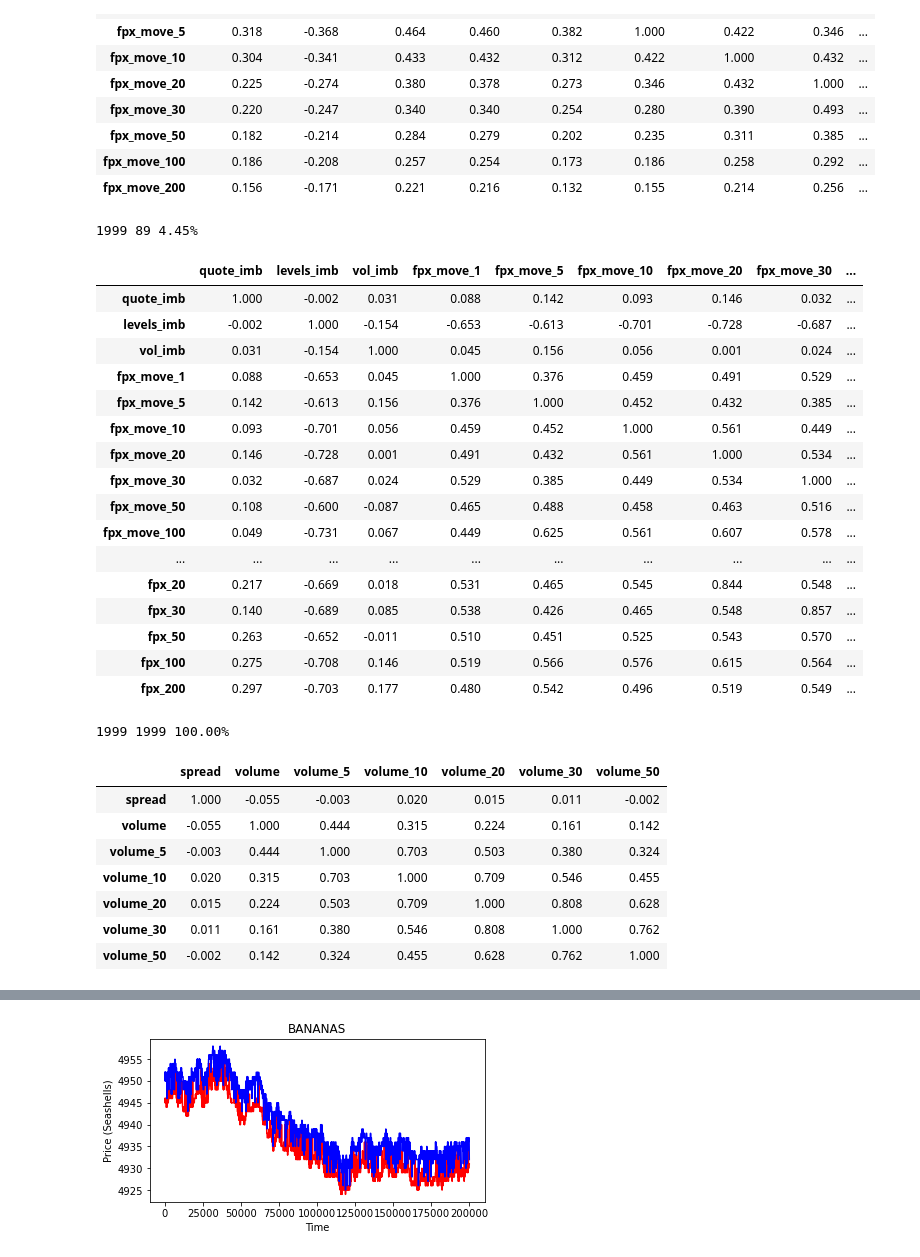
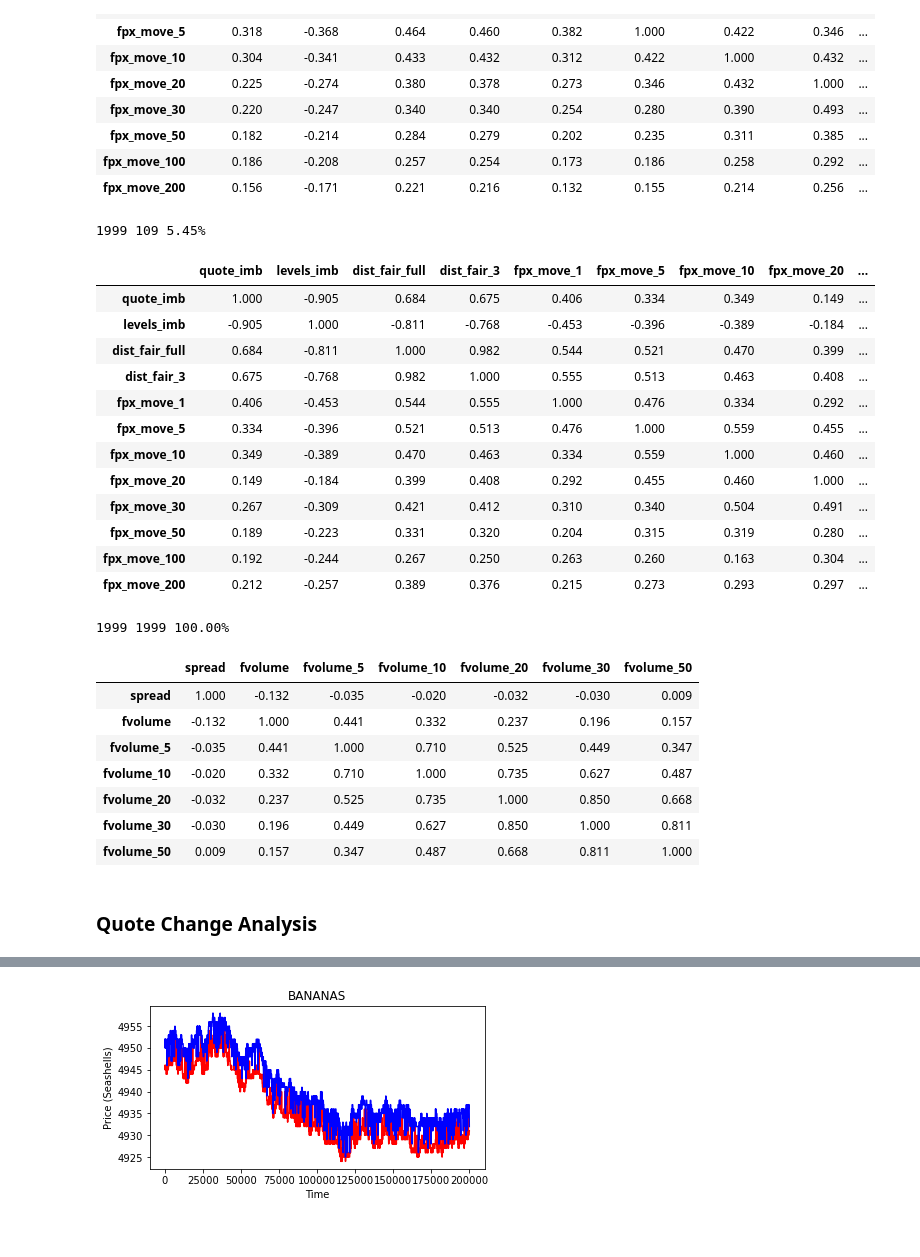
Before and after one commit to XiuLuoShen/imc_prosperity, a Jupyter notebook: ResultsAnalysis.ipynb, the cells around one changed output, grey strips where cells are left out. Cells and saved outputs as stored; diff of their text form; code cells hidden in the pictures.

```diff
--- a/ResultsAnalysis.ipynb
+++ b/ResultsAnalysis.ipynb
@@ -414,8 +426,10 @@ def high_level_summary(sym, quote):
 mid_labels = []
 bid_labels = []
 ask_labels = []
+px_delta_cols = []
 
 for t in [1, 5, 10, 20, 30, 50, 100, 200]:
+    px_delta_cols.append(f'fpx_{t}')
     mid_labels.append(f'fpx_move_{t}')
     bid_labels.append(f'fpx_bid_move_{t}')
     ask_labels.append(f'fpx_ask_move_{t}')
@@ -439,9 +471,3 @@ Index(['timestamp', 'symbol', 'bid_levels', 'bid', 'bid_sz', 'bid_2',
-# %%
-quote['dist_fair_full'] = quote['quote_wgt_px_full']-quote['mid_price']
-quote['dist_fair_3'] = quote['quote_wgt_px_3']-quote['mid_price']
-
-quote['dist_fair_bid'] = quote['quote_wgt_px_full']-quote['bid']
-quote['dist_fair_ask'] = quote['quote_wgt_px_full']-quote['ask']
 # %%
 high_level_summary(sym, quote)
 # %% [output]
@@ -528,43 +534,39 @@ corr.style.background_gradient(cmap='coolwarm').format(precision=3)
 # %%
 sub_data = quote.loc[np.abs(quote.volume) > 2].copy()
 print("{} {} {:.2f}%".format(len(quote), len(sub_data), 100*len(sub_data)/len(quote)))
-corr = sub_data[['quote_imb', 'levels_imb', 'vol_imb', 'fpx_move_1', 'fpx_move_5',
-       'fpx_move_10', 'fpx_move_20', 'fpx_move_30', 'fpx_move_50',
-       'fpx_move_100', 'fpx_move_200', 'fpx_1', 'fpx_5', 'fpx_10', 'fpx_20',
-       'fpx_30', 'fpx_50', 'fpx_100', 'fpx_200']].corr()
+corr = sub_data[['quote_imb', 'levels_imb', 'dist_fair_full', 'dist_fair_3'] + mid_labels].corr()
 corr.style.background_gradient(cmap='coolwarm').format(precision=3)
 # %% [output]
-1999 89 4.45%
+1999 109 5.45%
-|  | quote_imb | levels_imb | vol_imb | fpx_move_1 | fpx_move_5 | fpx_move_10 | fpx_move_20 | fpx_move_30 | ... |
-| quote_imb | 1.000 | -0.002 | 0.031 | 0.088 | 0.142 | 0.093 | 0.146 | 0.032 | ... |
-| levels_imb | -0.002 | 1.000 | -0.154 | -0.653 | -0.613 | -0.701 | -0.728 | -0.687 | ... |
-| vol_imb | 0.031 | -0.154 | 1.000 | 0.045 | 0.156 | 0.056 | 0.001 | 0.024 | ... |
-| fpx_move_1 | 0.088 | -0.653 | 0.045 | 1.000 | 0.376 | 0.459 | 0.491 | 0.529 | ... |
-| fpx_move_5 | 0.142 | -0.613 | 0.156 | 0.376 | 1.000 | 0.452 | 0.432 | 0.385 | ... |
-| fpx_move_10 | 0.093 | -0.701 | 0.056 | 0.459 | 0.452 | 1.000 | 0.561 | 0.449 | ... |
-| fpx_move_20 | 0.146 | -0.728 | 0.001 | 0.491 | 0.432 | 0.561 | 1.000 | 0.534 | ... |
-| fpx_move_30 | 0.032 | -0.687 | 0.024 | 0.529 | 0.385 | 0.449 | 0.534 | 1.000 | ... |
-| fpx_move_50 | 0.108 | -0.600 | -0.087 | 0.465 | 0.488 | 0.458 | 0.463 | 0.516 | ... |
-| fpx_move_100 | 0.049 | -0.731 | 0.067 | 0.449 | 0.625 | 0.561 | 0.607 | 0.578 | ... |
-| ... | ... | ... | ... | ... | ... | ... | ... | ... | ... |
-| fpx_20 | 0.217 | -0.669 | 0.018 | 0.531 | 0.465 | 0.545 | 0.844 | 0.548 | ... |
-| fpx_30 | 0.140 | -0.689 | 0.085 | 0.538 | 0.426 | 0.465 | 0.548 | 0.857 | ... |
-| fpx_50 | 0.263 | -0.652 | -0.011 | 0.510 | 0.451 | 0.525 | 0.543 | 0.570 | ... |
-| fpx_100 | 0.275 | -0.708 | 0.146 | 0.519 | 0.566 | 0.576 | 0.615 | 0.564 | ... |
-| fpx_200 | 0.297 | -0.703 | 0.177 | 0.480 | 0.542 | 0.496 | 0.519 | 0.549 | ... |
+|  | quote_imb | levels_imb | dist_fair_full | dist_fair_3 | fpx_move_1 | fpx_move_5 | fpx_move_10 | fpx_move_20 | ... |
+| quote_imb | 1.000 | -0.905 | 0.684 | 0.675 | 0.406 | 0.334 | 0.349 | 0.149 | ... |
+| levels_imb | -0.905 | 1.000 | -0.811 | -0.768 | -0.453 | -0.396 | -0.389 | -0.184 | ... |
+| dist_fair_full | 0.684 | -0.811 | 1.000 | 0.982 | 0.544 | 0.521 | 0.470 | 0.399 | ... |
+| dist_fair_3 | 0.675 | -0.768 | 0.982 | 1.000 | 0.555 | 0.513 | 0.463 | 0.408 | ... |
+| fpx_move_1 | 0.406 | -0.453 | 0.544 | 0.555 | 1.000 | 0.476 | 0.334 | 0.292 | ... |
+| fpx_move_5 | 0.334 | -0.396 | 0.521 | 0.513 | 0.476 | 1.000 | 0.559 | 0.455 | ... |
+| fpx_move_10 | 0.349 | -0.389 | 0.470 | 0.463 | 0.334 | 0.559 | 1.000 | 0.460 | ... |
+| fpx_move_20 | 0.149 | -0.184 | 0.399 | 0.408 | 0.292 | 0.455 | 0.460 | 1.000 | ... |
+| fpx_move_30 | 0.267 | -0.309 | 0.421 | 0.412 | 0.310 | 0.340 | 0.504 | 0.491 | ... |
+| fpx_move_50 | 0.189 | -0.223 | 0.331 | 0.320 | 0.204 | 0.315 | 0.319 | 0.280 | ... |
+| fpx_move_100 | 0.192 | -0.244 | 0.267 | 0.250 | 0.263 | 0.260 | 0.163 | 0.304 | ... |
+| fpx_move_200 | 0.212 | -0.257 | 0.389 | 0.376 | 0.215 | 0.273 | 0.293 | 0.297 | ... |
 # %%
+# Very little correlation between spread and past volume
 sub_data = quote.copy()
 print("{} {} {:.2f}%".format(len(quote), len(sub_data), 100*len(sub_data)/len(quote)))
-corr = sub_data[['spread', 'volume', 'volume_5', 'volume_10', 'volume_20',
-       'volume_30', 'volume_50']].corr()
+corr = sub_data[['spread', 'fvolume', 'fvolume_5', 'fvolume_10', 'fvolume_20',
+       'fvolume_30', 'fvolume_50']].corr()
 corr.style.background_gradient(cmap='coolwarm').format(precision=3)
 # %% [output]
 1999 1999 100.00%
-|  | spread | volume | volume_5 | volume_10 | volume_20 | volume_30 | volume_50 |
-| spread | 1.000 | -0.055 | -0.003 | 0.020 | 0.015 | 0.011 | -0.002 |
-| volume | -0.055 | 1.000 | 0.444 | 0.315 | 0.224 | 0.161 | 0.142 |
-| volume_5 | -0.003 | 0.444 | 1.000 | 0.703 | 0.503 | 0.380 | 0.324 |
-| volume_10 | 0.020 | 0.315 | 0.703 | 1.000 | 0.709 | 0.546 | 0.455 |
-| volume_20 | 0.015 | 0.224 | 0.503 | 0.709 | 1.000 | 0.808 | 0.628 |
-| volume_30 | 0.011 | 0.161 | 0.380 | 0.546 | 0.808 | 1.000 | 0.762 |
-| volume_50 | -0.002 | 0.142 | 0.324 | 0.455 | 0.628 | 0.762 | 1.000 |
+|  | spread | fvolume | fvolume_5 | fvolume_10 | fvolume_20 | fvolume_30 | fvolume_50 |
+| spread | 1.000 | -0.132 | -0.035 | -0.020 | -0.032 | -0.030 | 0.009 |
+| fvolume | -0.132 | 1.000 | 0.441 | 0.332 | 0.237 | 0.196 | 0.157 |
+| fvolume_5 | -0.035 | 0.441 | 1.000 | 0.710 | 0.525 | 0.449 | 0.347 |
+| fvolume_10 | -0.020 | 0.332 | 0.710 | 1.000 | 0.735 | 0.627 | 0.487 |
+| fvolume_20 | -0.032 | 0.237 | 0.525 | 0.735 | 1.000 | 0.850 | 0.668 |
+| fvolume_30 | -0.030 | 0.196 | 0.449 | 0.627 | 0.850 | 1.000 | 0.811 |
+| fvolume_50 | 0.009 | 0.157 | 0.347 | 0.487 | 0.668 | 0.811 | 1.000 |
+# %% [markdown]
+### Quote Change Analysis
```
Also changed, not shown: parts of 40 cells of this notebook, 2 other files.
